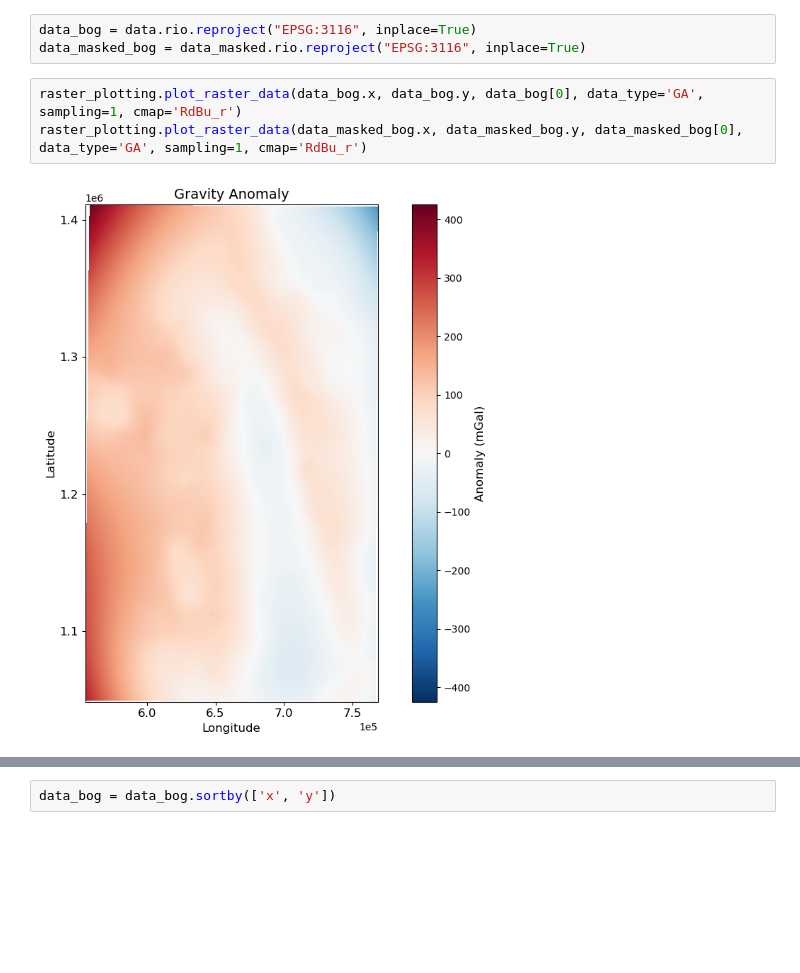
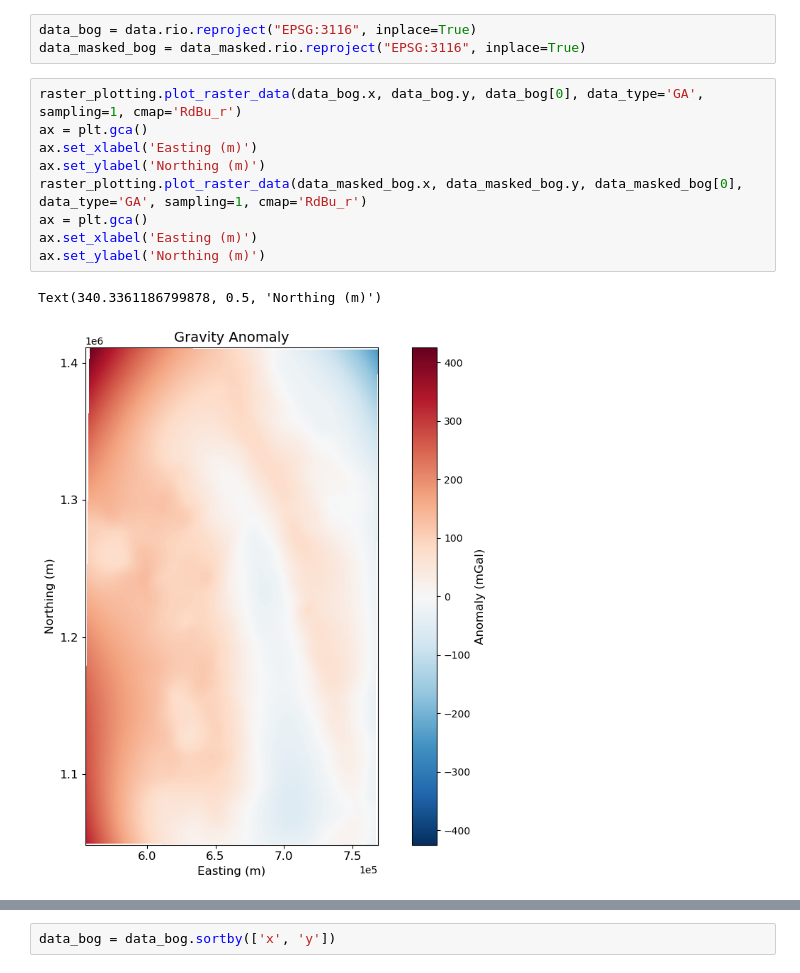
Before and after one commit to AppliedMechanics-EAFIT/lineament_detection, a Jupyter notebook: notebooks/enhancement/gravity_data.ipynb, the cells around one changed output, grey strips where cells are left out. Drawn from its saved outputs; the diff is of its cells as text; blank space fills up the shorter version.

```diff
--- a/notebooks/enhancement/gravity_data.ipynb
+++ b/notebooks/enhancement/gravity_data.ipynb
@@ -207,6 +234,13 @@ data_bog = data.rio.reproject("EPSG:3116", inplace=True)
 data_masked_bog = data_masked.rio.reproject("EPSG:3116", inplace=True)
 # %%
 raster_plotting.plot_raster_data(data_bog.x, data_bog.y, data_bog[0], data_type='GA', sampling=1, cmap='RdBu_r')
+ax = plt.gca()
+ax.set_xlabel('Easting (m)')
+ax.set_ylabel('Northing (m)')
 raster_plotting.plot_raster_data(data_masked_bog.x, data_masked_bog.y, data_masked_bog[0], data_type='GA', sampling=1, cmap='RdBu_r')
+ax = plt.gca()
+ax.set_xlabel('Easting (m)')
+ax.set_ylabel('Northing (m)')
 # %% [output]
+Text(340.3361186799878, 0.5, 'Northing (m)')
-[figure, old version]
+[figure, new version]
```
Also changed, not shown: parts of 6 cells of this notebook.
